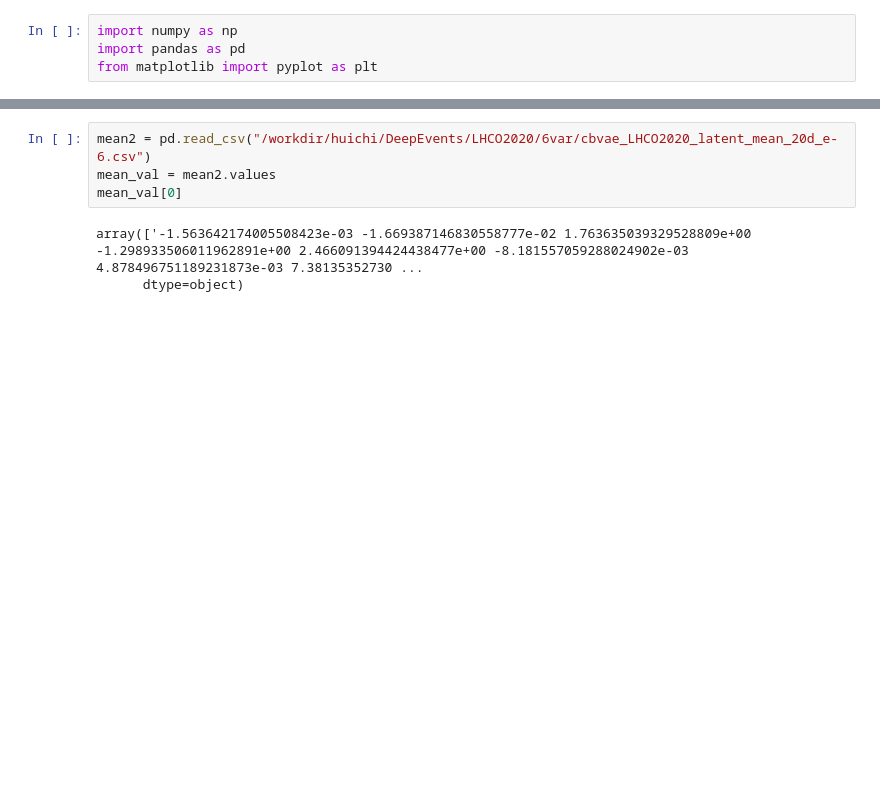
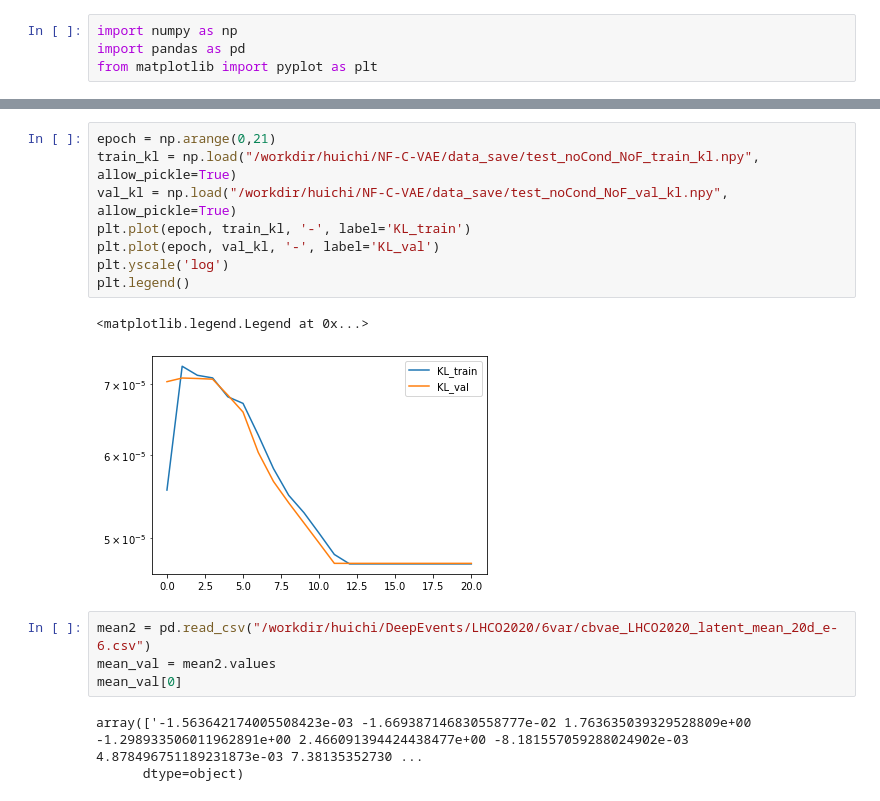
Before and after one commit to Hui-Chi/NF-C-VAE, a Jupyter notebook: checkOutput.ipynb, the cells around one changed output, grey strips where cells are left out. Saved outputs shown, nothing was run; the diff lists cells and outputs as text; blank space fills up the shorter version.

```diff
--- a/checkOutput.ipynb
+++ b/checkOutput.ipynb
@@ -47,3 +47,14 @@ plt.legend()
+# %%
+epoch = np.arange(0,21)
+train_kl = np.load("/workdir/huichi/NF-C-VAE/data_save/test_noCond_NoF_train_kl.npy", allow_pickle=True)
+val_kl = np.load("/workdir/huichi/NF-C-VAE/data_save/test_noCond_NoF_val_kl.npy", allow_pickle=True)
+plt.plot(epoch, train_kl, '-', label='KL_train')
+plt.plot(epoch, val_kl, '-', label='KL_val')
+plt.yscale('log')
+plt.legend()
+# %% [output]
+<matplotlib.legend.Legend at 0x...>
+[figure, added]
 # %%
 mean2 = pd.read_csv("/workdir/huichi/DeepEvents/LHCO2020/6var/cbvae_LHCO2020_latent_mean_20d_e-6.csv")
 mean_val = mean2.values
```
Also changed, not shown: parts of 4 cells of this notebook, 13 other files.
